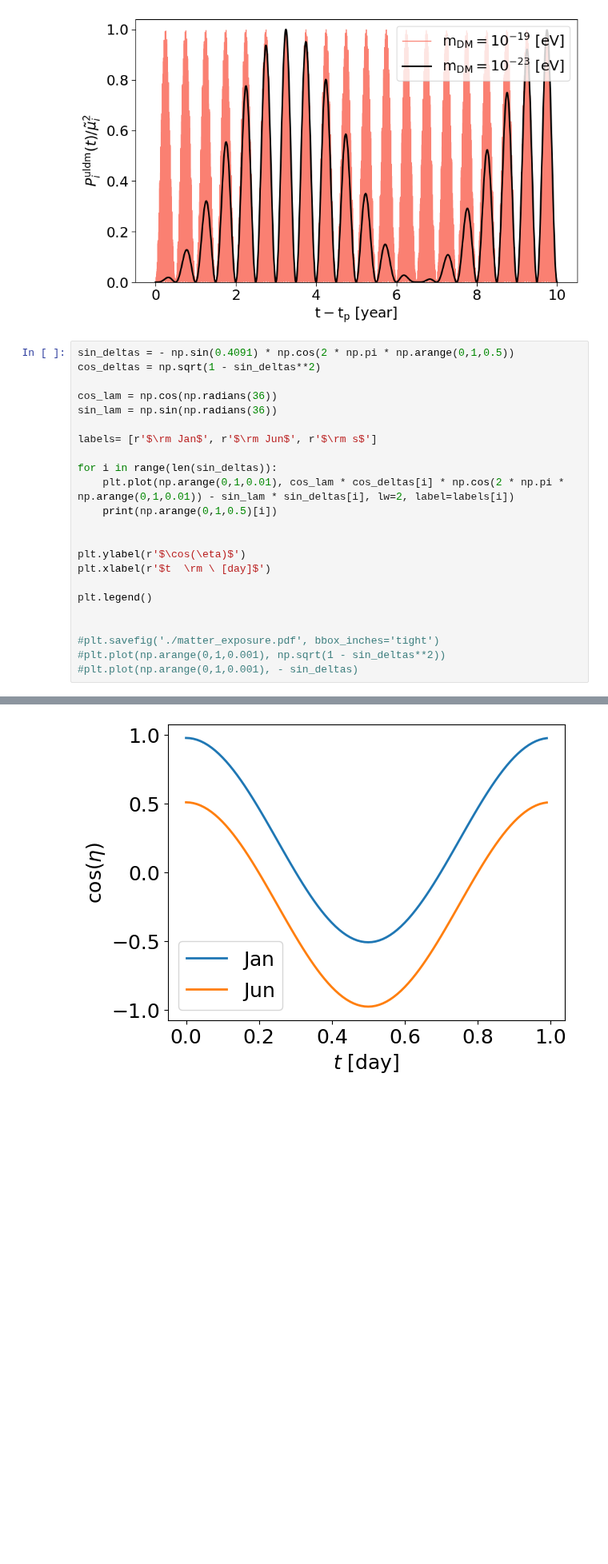
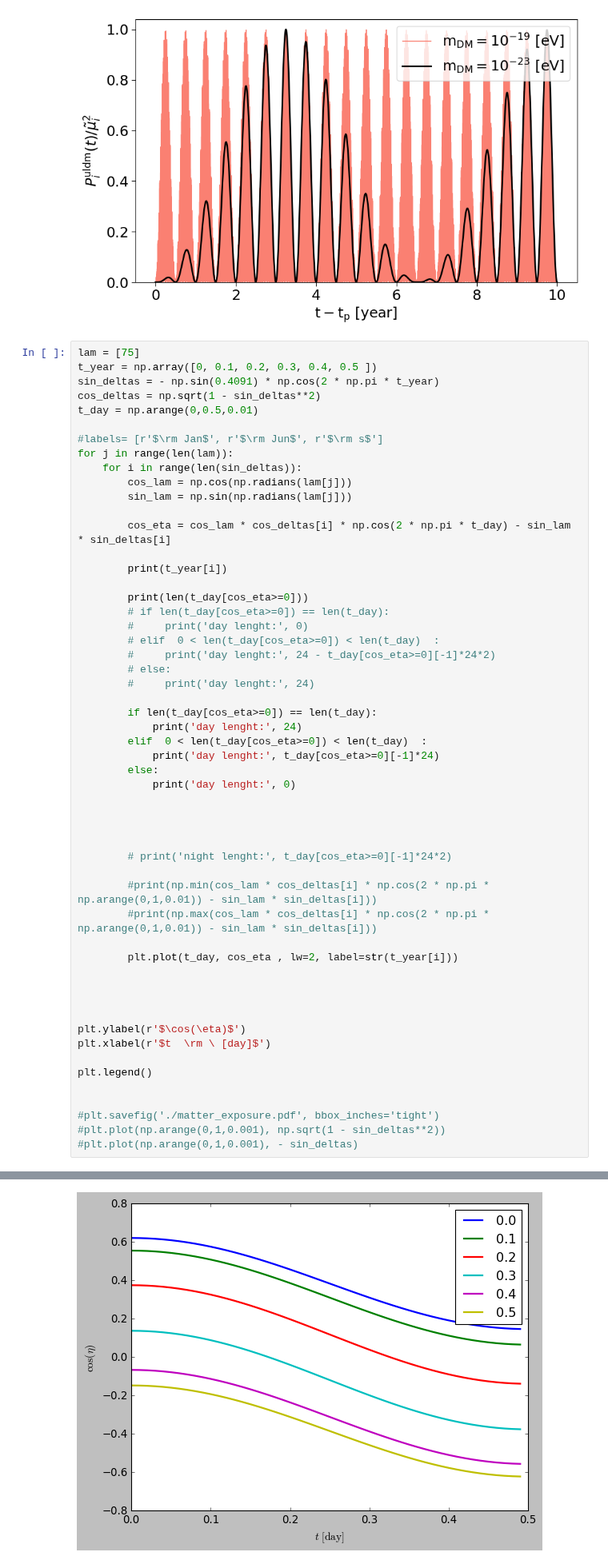
Before and after one commit to SaeedAnsarifard/NeuMod, a Jupyter notebook: Tutorial_ULDM_2.ipynb, the cells around one changed output, grey strips where cells are left out. Shown at 80% size. Drawn from its saved outputs; the diff is of its cells as text; blank space fills up the shorter version.

```diff
--- a/Tutorial_ULDM_2.ipynb
+++ b/Tutorial_ULDM_2.ipynb
@@ -366,17 +366,48 @@ plt.savefig('./PULDM.pdf', bbox_inches='tight')
 # %% [output]
 [figure]
 # %%
-sin_deltas = - np.sin(0.4091) * np.cos(2 * np.pi * np.arange(0,1,0.5))
+lam = [75]
+t_year = np.array([0, 0.1, 0.2, 0.3, 0.4, 0.5 ])
+sin_deltas = - np.sin(0.4091) * np.cos(2 * np.pi * t_year)
 cos_deltas = np.sqrt(1 - sin_deltas**2)
+t_day = np.arange(0,0.5,0.01)
 
-cos_lam = np.cos(np.radians(36))
-sin_lam = np.sin(np.radians(36))
+#labels= [r'$\rm Jan$', r'$\rm Jun$', r'$\rm s$']
+for j in range(len(lam)):
+    for i in range(len(sin_deltas)):
+        cos_lam = np.cos(np.radians(lam[j]))
+        sin_lam = np.sin(np.radians(lam[j]))
 
-labels= [r'$\rm Jan$', r'$\rm Jun$', r'$\rm s$']
+        cos_eta = cos_lam * cos_deltas[i] * np.cos(2 * np.pi * t_day) - sin_lam * sin_deltas[i]
 
-for i in range(len(sin_deltas)):
-    plt.plot(np.arange(0,1,0.01), cos_lam * cos_deltas[i] * np.cos(2 * np.pi * np.arange(0,1,0.01)) - sin_lam * sin_deltas[i], lw=2, label=labels[i])
-    print(np.arange(0,1,0.5)[i])
+        print(t_year[i])
+
+        print(len(t_day[cos_eta>=0]))
+        # if len(t_day[cos_eta>=0]) == len(t_day):
+        #     print('day lenght:', 0)
+        # elif  0 < len(t_day[cos_eta>=0]) < len(t_day)  :
+        #     print('day lenght:', 24 - t_day[cos_eta>=0][-1]*24*2)
+        # else:
+        #     print('day lenght:', 24)
+
+        if len(t_day[cos_eta>=0]) == len(t_day):
+            print('day lenght:', 24)
+        elif  0 < len(t_day[cos_eta>=0]) < len(t_day)  :
+            print('day lenght:', t_day[cos_eta>=0][-1]*24)
+        else:
+            print('day lenght:', 0)
+
+
+
+
+        # print('night lenght:', t_day[cos_eta>=0][-1]*24*2)
+
+        #print(np.min(cos_lam * cos_deltas[i] * np.cos(2 * np.pi * np.arange(0,1,0.01)) - sin_lam * sin_deltas[i]))
+        #print(np.max(cos_lam * cos_deltas[i] * np.cos(2 * np.pi * np.arange(0,1,0.01)) - sin_lam * sin_deltas[i]))
+
+        plt.plot(t_day, cos_eta , lw=2, label=str(t_year[i]))
+
+
 
 
 plt.ylabel(r'$\cos(\eta)$')
@@ -394,2 +441,2 @@ plt.legend()
 <matplotlib.legend.Legend at 0x...>
-[figure, old version]
+[figure, new version]
```
Also changed, not shown: parts of 3 cells of this notebook, 22 other files.
